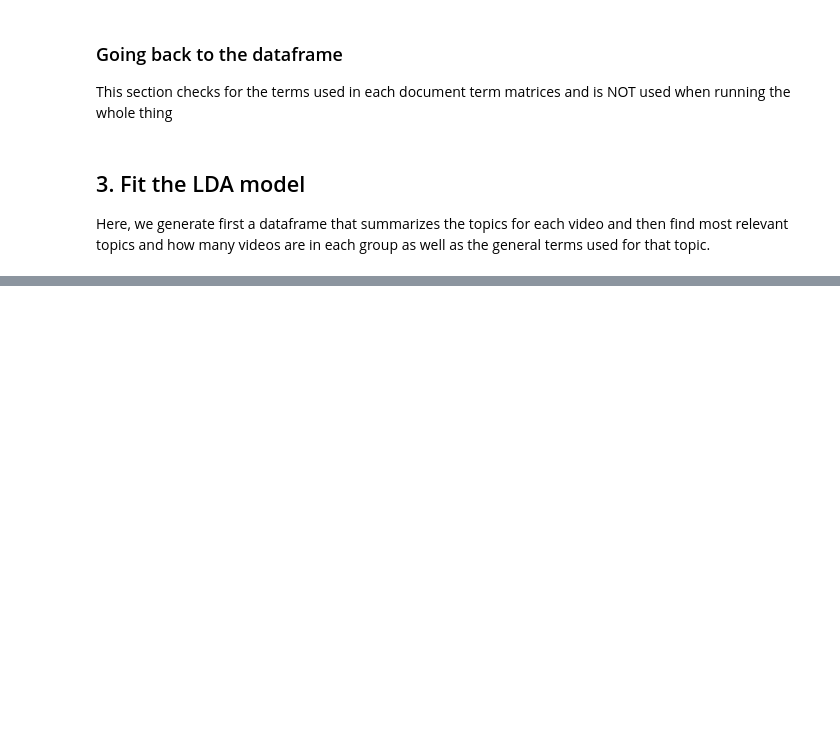
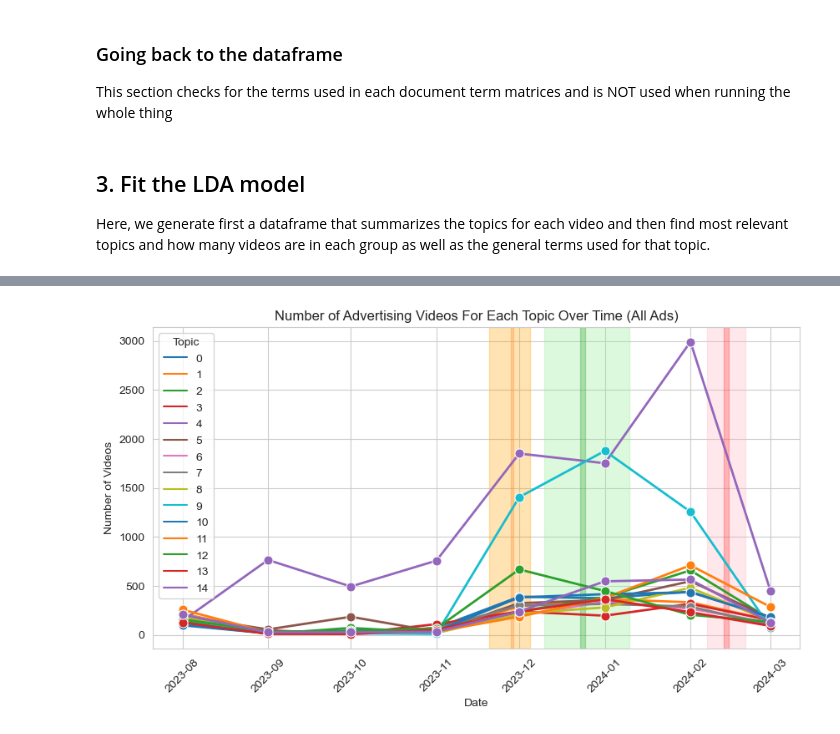
Before and after one commit to Dorajyl/CS315_FinalProject, a Jupyter notebook: Ads Topic Modeling.ipynb, the cells around one changed output, grey strips where cells are left out. Drawn from its saved outputs; the diff is of its cells as text; code cells hidden in the pictures; blank space fills up the shorter version.

```diff
--- a/Ads Topic Modeling.ipynb
+++ b/Ads Topic Modeling.ipynb
@@ -393,0 +379,40 @@ for i in range(len(users)):
+# %%
+def generatePlot(df,num,user):
+    """
+    Takes in a dataframe and create a time series to show how the number of ads for each topic
+    changed overtime.
+    num specifies the no of topics we want.
+    """
+    df = getDocumentTopic(df,num)
+    df['Date'] = pd.to_datetime(df['video_time_watched'])
+    df['Year'] = df['Date'].dt.year
+    df['Month'] = df['Date'].dt.month
+
+    vid_counts = df.groupby('dominant_topic')[['Year','Month']].value_counts().sort_index().reset_index()
+    vid_counts['Date'] = pd.to_datetime(vid_counts[['Year','Month']].assign(day=1))
+
+    # Rename some columns
+    vid_counts.columns = ['Topic','Year','Month','Video Count','Date']
+
+    # Create a line graph
+    plt.figure(figsize=(10, 5))
+    sns.set_style("whitegrid")
+    # sns.color_palette("tab10")
+    sns.lineplot(data=vid_counts, x='Date',y='Video Count',
+                 hue='Topic',legend='full',marker='o',palette = "tab10",linewidth=2, markersize=8)
+    plt.xlabel('Date')
+    plt.ylabel('Number of Videos')
+    plt.title(f'Number of Advertising Videos For Each Topic Over Time ({user})')
+    plt.xticks(rotation=45)
+    # Highlight Valentine's Day
+    plt.axvspan('2024-02-13', '2024-02-15', color='red', alpha=0.3)
+    plt.axvspan('2024-02-07', '2024-02-21', color='lightpink', alpha=0.3)
+    # Highlight Christmas
+    plt.axvspan('2023-12-23', '2023-12-25', color='green', alpha=0.3)
+    plt.axvspan('2023-12-10', '2024-01-10', color='lightgreen', alpha=0.3)
+    # Highlight Thanksgiving
+    plt.axvspan('2023-11-28', '2023-11-29', color='coral', alpha=0.3)
+    plt.axvspan('2023-11-20', '2023-12-05', color='orange', alpha=0.3)
+
+    plt.savefig(f'{cwd}/vizualizations/{user}_lineplot.png', bbox_inches='tight')
+    plt.show()
@@ -393,0 +432,4 @@ for i in range(len(users)):
+# %%
+generatePlot(ads,15,"All Ads")
+# %% [output]
+[figure, added]
```
Also changed, not shown: parts of 34 cells of this notebook.
